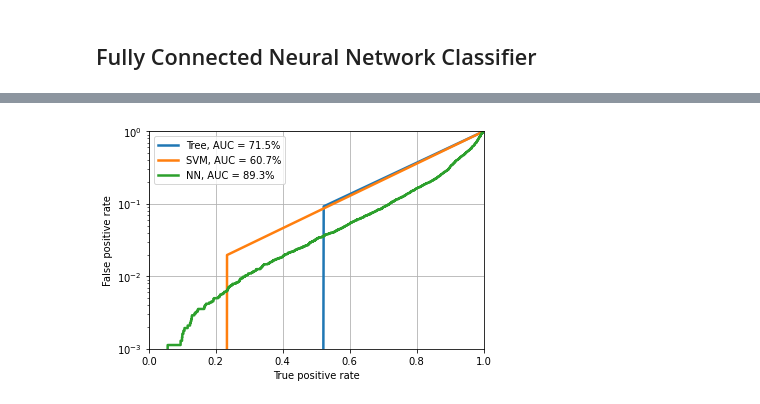
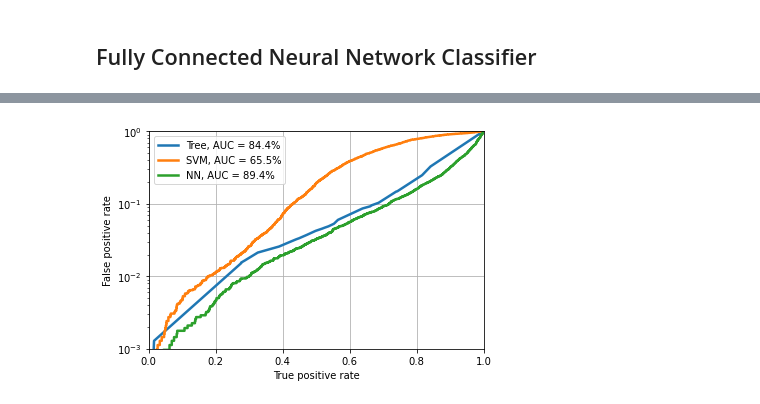
Before and after one commit to faroukmokhtar/GNN, a Jupyter notebook: weeks/04-simple-classifiers.ipynb, the cells around one changed output, grey strips where cells are left out. Drawn from its saved outputs; the diff is of its cells as text; code cells hidden in the pictures.

Commit message:
fix classifier

```diff
--- a/weeks/04-simple-classifiers.ipynb
+++ b/weeks/04-simple-classifiers.ipynb
@@ -106,7 +106,7 @@ feature_array, label_array, spec_array = get_features_labels('root://eospublic.c
 ## Decision Tree Classifier
 # %%
 from sklearn import tree
-clf = tree.DecisionTreeClassifier()
+clf = tree.DecisionTreeClassifier(max_depth=5)
 clf = clf.fit(feature_array, label_array[:,1])
 # %% [markdown]
 ## Support Vector Machine Classifier
@@ -181,27 +181,27 @@ feature_array_test, label_array_test, spec_array_test = get_features_labels('roo
                                                                             entrystop=30000)
 # %%
 # run model inference on test data set
-predict_array_nn = keras_model.predict(feature_array_test)
-predict_array_tree = clf.predict(feature_array_test)
-predict_array_svm = svm.predict(feature_array_test)
+predict_array_nn = keras_model.predict(feature_array_test)[:,1]
+predict_array_tree = clf.predict_proba(feature_array_test)[:,1]
+predict_array_svm = svm.decision_function(feature_array_test)
 
 # create ROC curves
 fpr_tree, tpr_tree, threshold_tree = roc_curve(label_array_test[:,1], predict_array_tree)
 fpr_svm, tpr_svm, threshold_svm = roc_curve(label_array_test[:,1], predict_array_svm)
-fpr_nn, tpr_nn, threshold_nn = roc_curve(label_array_test[:,1], predict_array_nn[:,1])
+fpr_nn, tpr_nn, threshold_nn = roc_curve(label_array_test[:,1], predict_array_nn)
 
 # plot ROC curves
 plt.figure()
 plt.plot(tpr_tree, fpr_tree, lw=2.5, label="Tree, AUC = {:.1f}%".format(auc(fpr_tree,tpr_tree)*100))
 plt.plot(tpr_svm, fpr_svm, lw=2.5, label="SVM, AUC = {:.1f}%".format(auc(fpr_svm,tpr_svm)*100))
 plt.plot(tpr_nn, fpr_nn, lw=2.5, label="NN, AUC = {:.1f}%".format(auc(fpr_nn,tpr_nn)*100))
 plt.xlabel(r'True positive rate')
 plt.ylabel(r'False positive rate')
 plt.semilogy()
 plt.ylim(0.001,1)
 plt.xlim(0,1)
 plt.grid(True)
 plt.legend(loc='upper left')
 plt.show()
 # %% [output]
-[figure, old version]
+[figure, new version]
```
Also changed, not shown: parts of 2 cells of this notebook.
